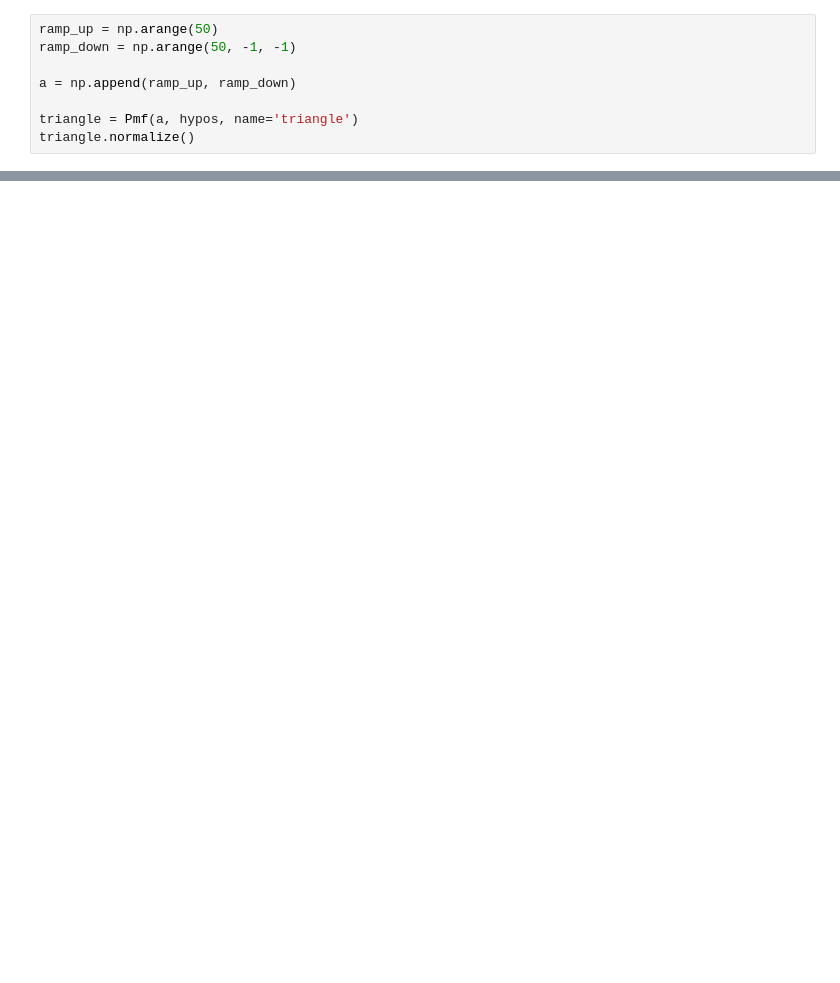
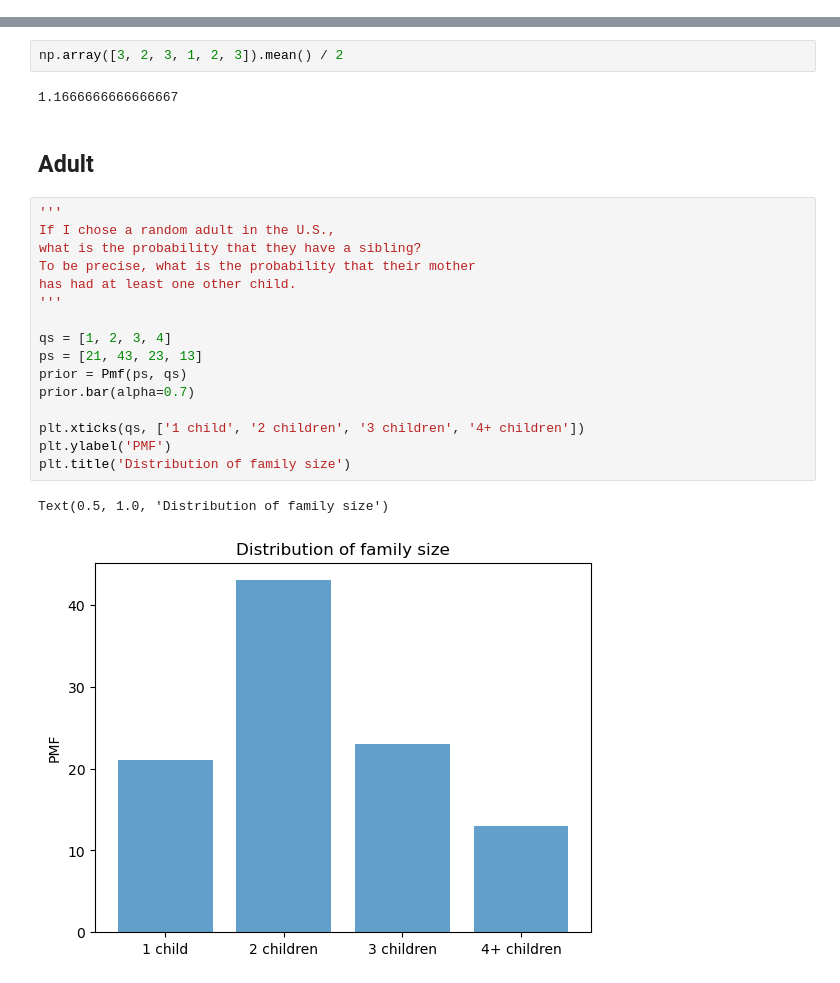
Before and after one commit to S3tuit/jup_lab, a Jupyter notebook: test.ipynb, the cells around one changed output, grey strips where cells are left out. Cells and saved outputs as stored; diff of their text form; blank space fills up the shorter version.

```diff
--- a/test.ipynb
+++ b/test.ipynb
@@ -317,8 +0,0 @@ uniform.normalize()
-# %%
-ramp_up = np.arange(50)
-ramp_down = np.arange(50, -1, -1)
-
-a = np.append(ramp_up, ramp_down)
-
-triangle = Pmf(a, hypos, name='triangle')
-triangle.normalize()
@@ -437,0 +134,25 @@ prior.plot()
+# %%
+np.array([3, 2, 3, 1, 2, 3]).mean() / 2
+# %% [output]
+1.1666666666666667
+# %% [markdown]
+## Adult
+# %%
+'''
+If I chose a random adult in the U.S.,
+what is the probability that they have a sibling?
+To be precise, what is the probability that their mother
+has had at least one other child.
+'''
+
+qs = [1, 2, 3, 4]
+ps = [21, 43, 23, 13]
+prior = Pmf(ps, qs)
+prior.bar(alpha=0.7)
+
+plt.xticks(qs, ['1 child', '2 children', '3 children', '4+ children'])
+plt.ylabel('PMF')
+plt.title('Distribution of family size')
+# %% [output]
+Text(0.5, 1.0, 'Distribution of family size')
+[figure, added]
```
Also changed, not shown: parts of 92 cells of this notebook, 1 other file.
